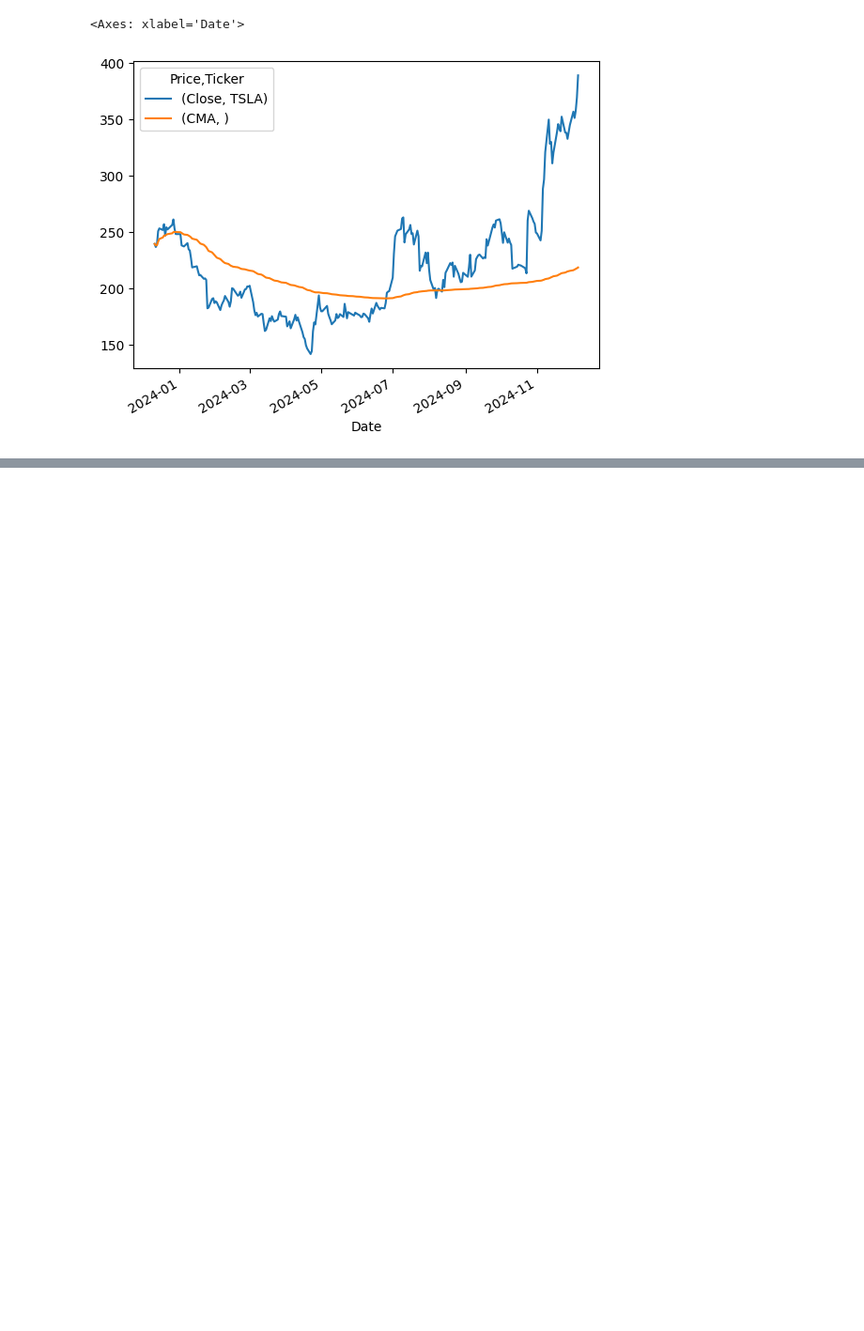
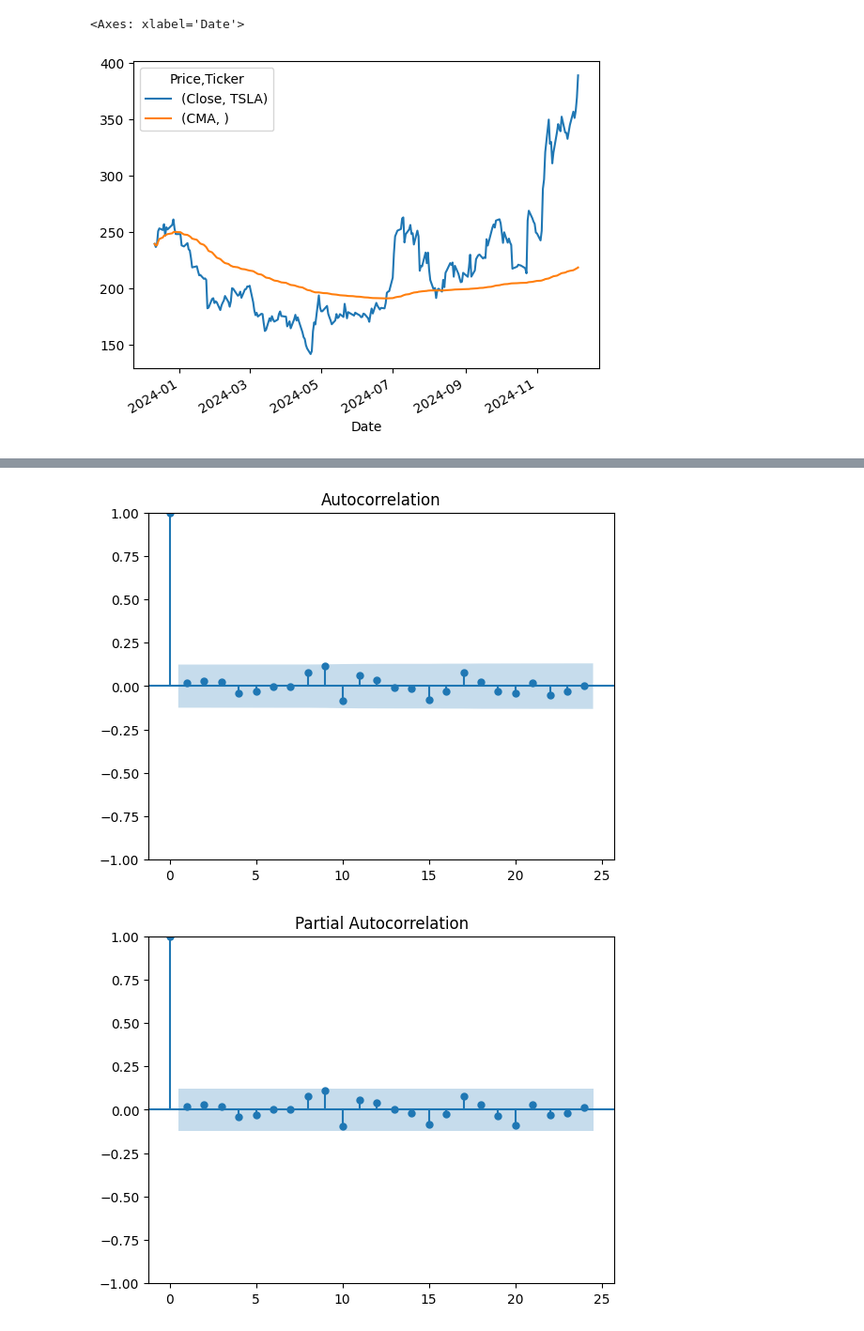
Before and after one commit to Prerana-walvekar/Python, a Jupyter notebook: time-series.ipynb, the cells around one changed output, grey strips where cells are left out. Shown at 94% size. Drawn from its saved outputs; the diff is of its cells as text; code cells hidden in the pictures; blank space fills up the shorter version.

```diff
--- a/time-series.ipynb
+++ b/time-series.ipynb
@@ -152,0 +196,6 @@ df[['Close','CMA']].plot()
+# %%
+acf = plot_acf(df["First Difference"].dropna())
+pacf = plot_pacf(df["First Difference"].dropna())
+# %% [output]
+[figure, added]
+[figure, added]
```
Also changed, not shown: parts of 13 cells of this notebook.
